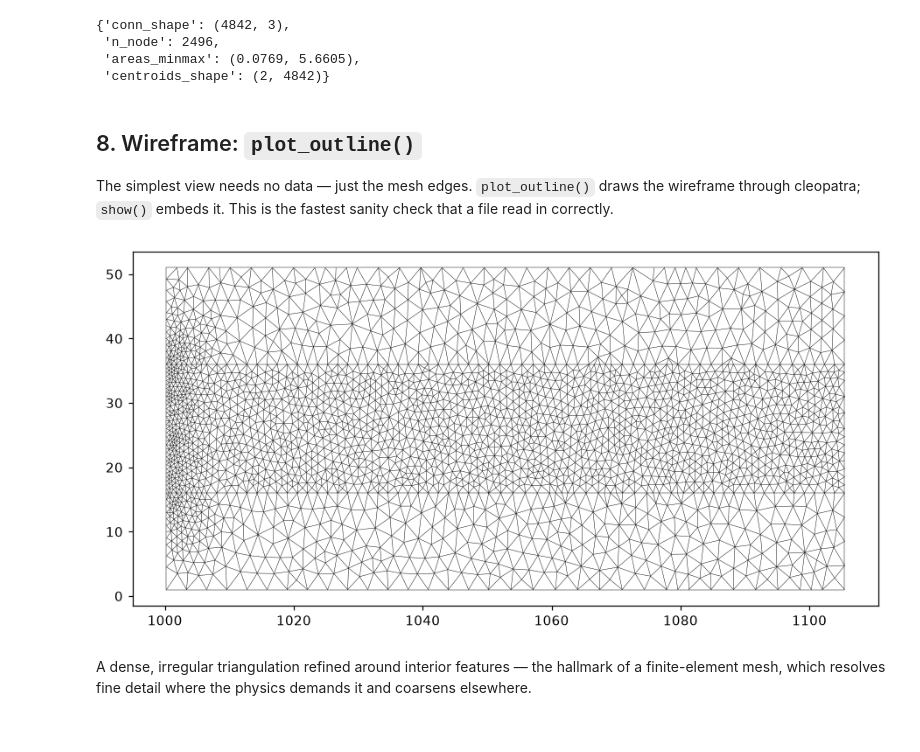
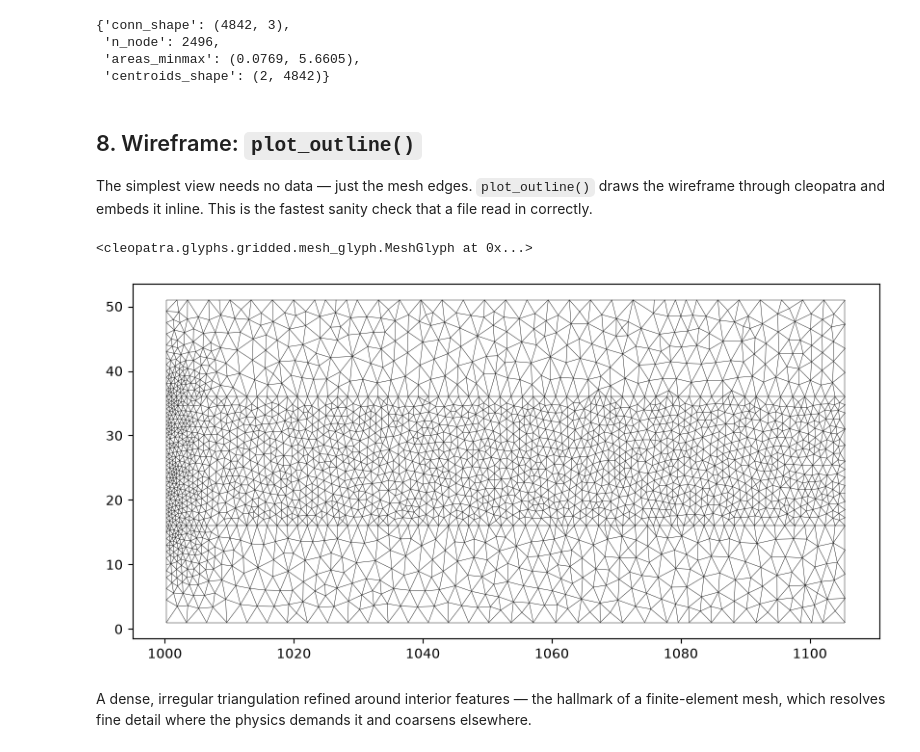
Before and after one commit to serapeum-org/pyramids-mesh, a Jupyter notebook: docs/examples/feflow.ipynb, the cells around one changed output. Cells and saved outputs as stored; diff of their text form; code cells hidden in the pictures.

```diff
--- a/docs/examples/feflow.ipynb
+++ b/docs/examples/feflow.ipynb
@@ -103,12 +99,12 @@ cent = np.asarray(mesh.face_centroids)  # (2, n_face)
 # %% [markdown]
 ## 8. Wireframe: `plot_outline()`
 
-The simplest view needs no data — just the mesh edges. `plot_outline()` draws the wireframe through cleopatra; `show()` embeds it. This is the fastest sanity check that a file read in correctly.
+The simplest view needs no data — just the mesh edges. `plot_outline()` draws the wireframe through cleopatra and embeds it inline. This is the fastest sanity check that a file read in correctly.
 # %%
 ds.plot_outline()
-show()
 # %% [output]
+<cleopatra.glyphs.gridded.mesh_glyph.MeshGlyph at 0x...>
-[figure, old version]
+[figure, new version]
 # %% [markdown]
 A dense, irregular triangulation refined around interior features — the hallmark of a finite-element mesh, which resolves fine detail where the physics demands it and coarsens elsewhere.
 # %% [markdown]
```
Also changed, not shown: parts of 7 cells of this notebook, 48 other files.
